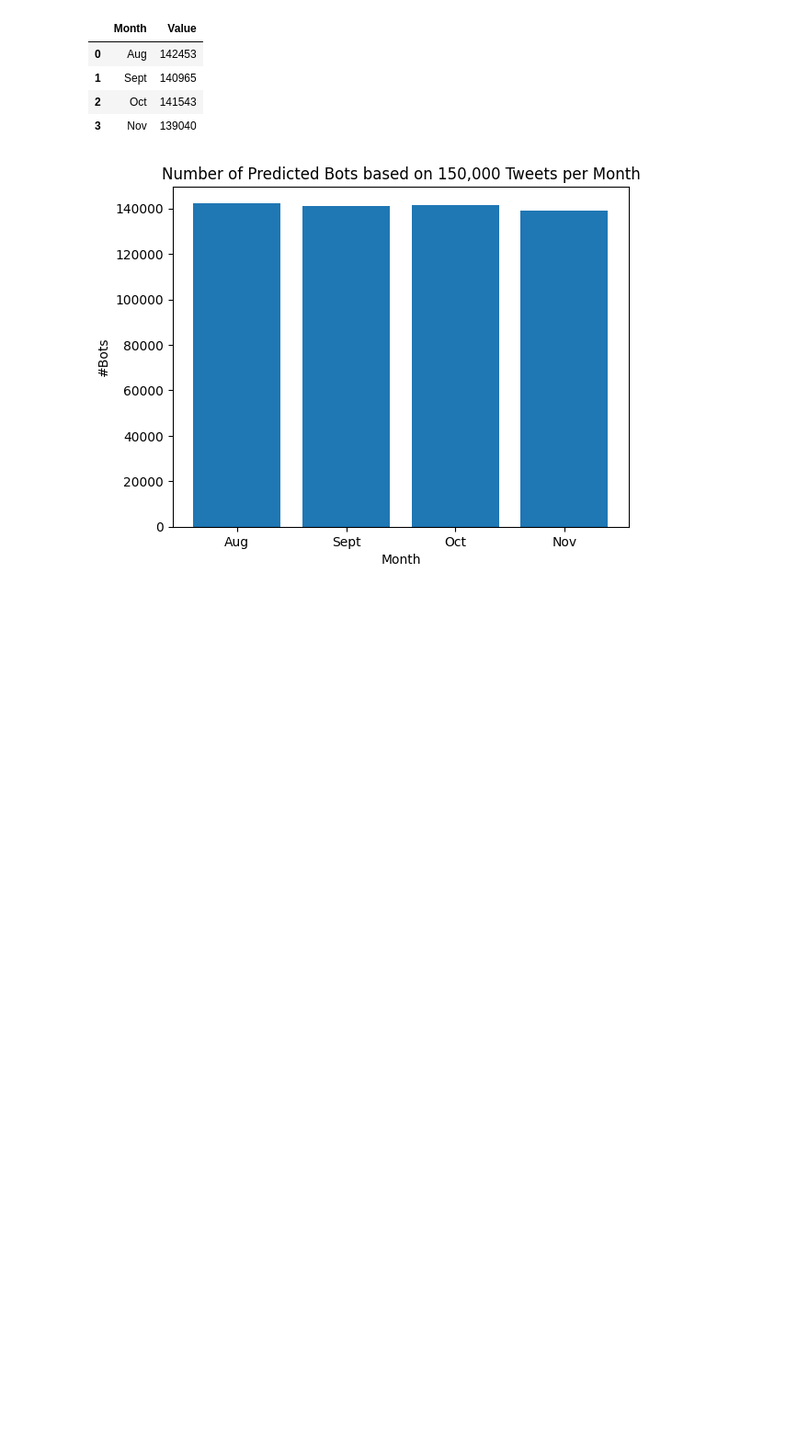
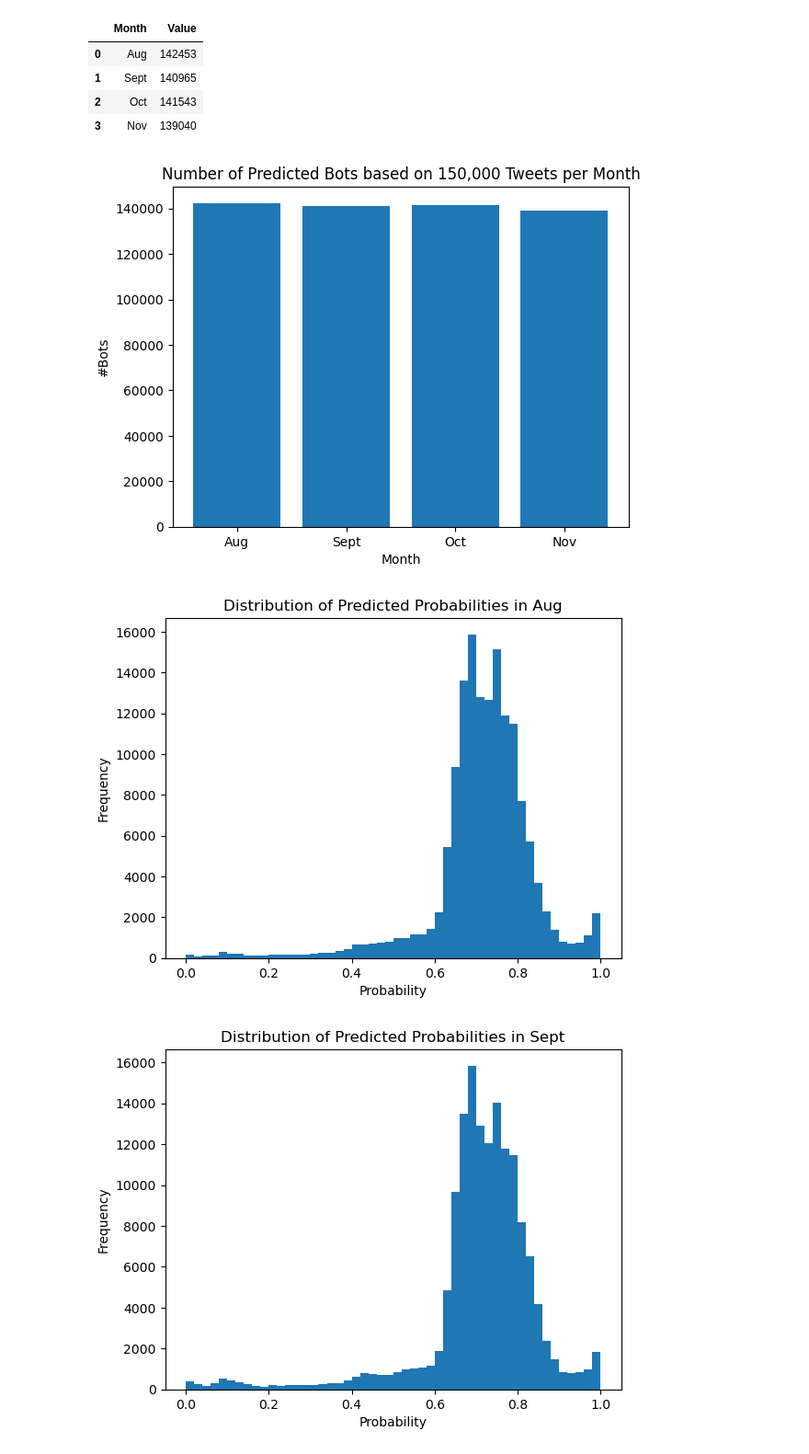
Before and after one commit to adjourn02/bot-detector, a Jupyter notebook: Elections_Data_Evaluation.ipynb, the cells around one changed output. Shown at 92% size. Cells and saved outputs as stored; diff of their text form; code cells hidden in the pictures; blank space fills up the shorter version.

```diff
--- a/Elections_Data_Evaluation.ipynb
+++ b/Elections_Data_Evaluation.ipynb
@@ -110,7 +112,7 @@ def evaluate_model(lstm_model, dense_model, tweet_data, metadata, threshold):
 
         hard_predictions = (soft_predictions > threshold).float()
 
-    return hard_predictions
+    return hard_predictions, soft_predictions
 # %% [markdown]
 Loop through months
 # %%
@@ -121,8 +123,10 @@ months = [("Aug", aug_tweets, aug_metadata),
 
 # print number of predicted bots for selected random days in each month
 month_predictions = []
+month_soft_predictions = []
 for month, tweets, metadata in months:
-    predictions = evaluate_model(lstm_layer, dense_layer, tweets, metadata, threshold=0)
+    predictions, soft_predictions = evaluate_model(lstm_layer, dense_layer, tweets, metadata, threshold=0)
+    month_soft_predictions.append(soft_predictions)
     _, counts = torch.unique(predictions.squeeze(1), return_counts=True)
     month_predictions.append(counts[1])
 
@@ -156,3 +160,14 @@ plt.ylabel('#Bots')
 plt.show()
 # %% [output]
 [figure]
+# %%
+for i in range(len(months)):
+    probs = torch.sigmoid(month_soft_predictions[i])
+    plt.hist(probs.detach().cpu().numpy(), bins=50, range=(0, 1))
+    plt.title(f'Distribution of Predicted Probabilities in {months[i][0]}')
+    plt.xlabel('Probability')
+    plt.ylabel('Frequency')
+    plt.show()
+# %% [output]
+[figure, added]
+[figure, added]
```
Also changed, not shown: parts of 6 cells of this notebook, 1 other file.
